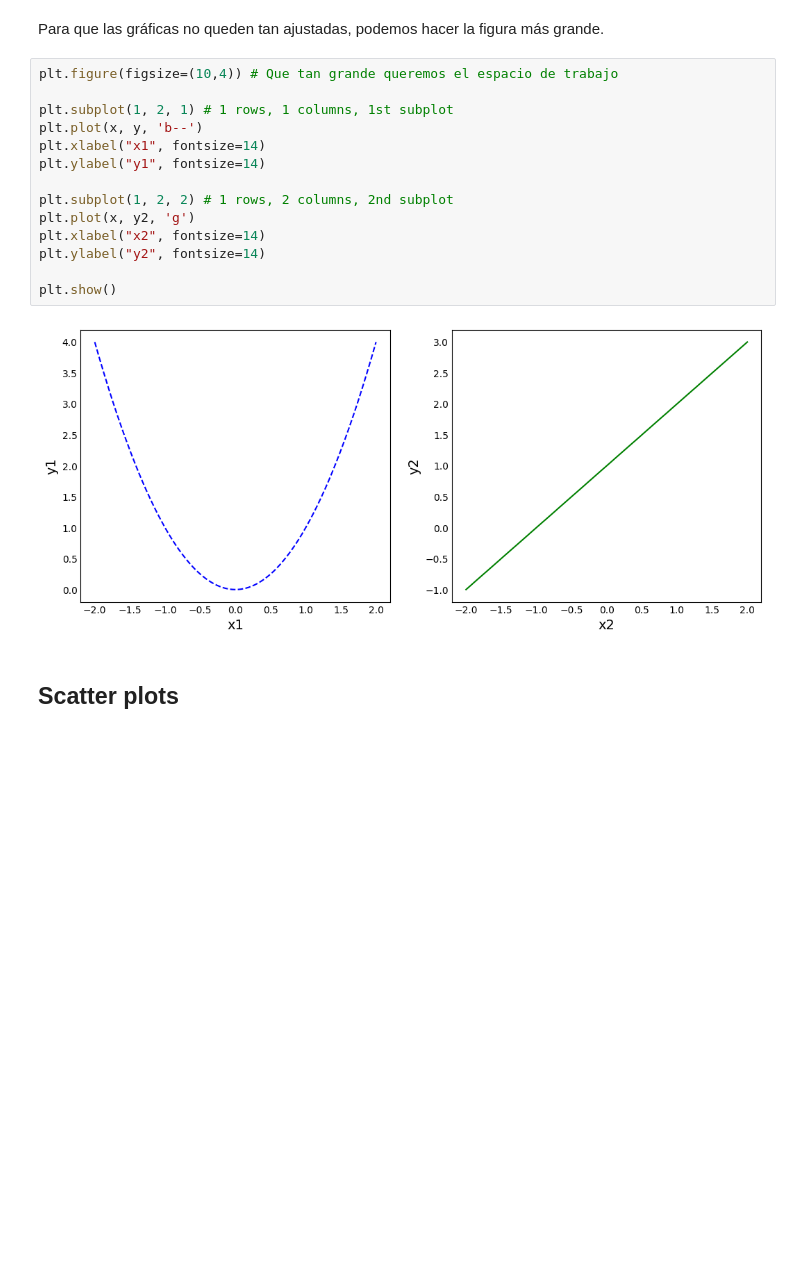
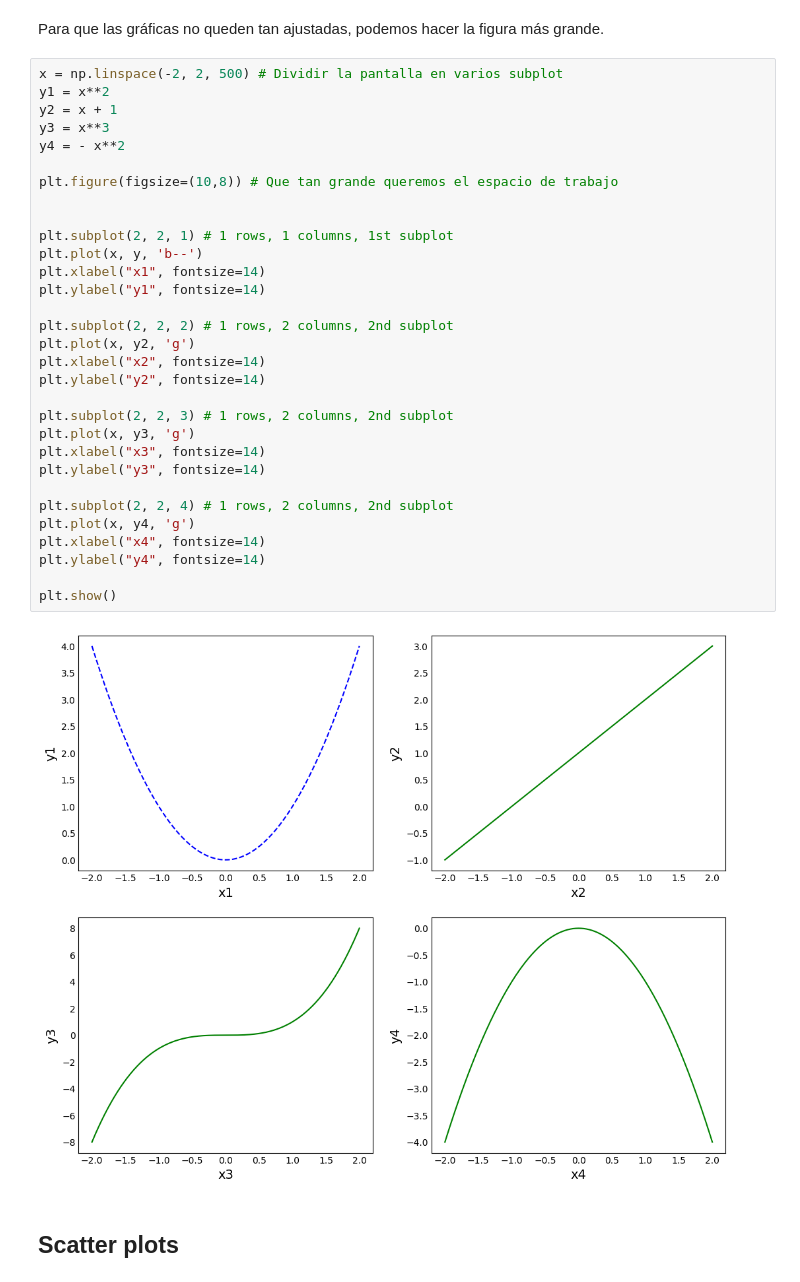
Before and after one commit to jorgenriquez/Inteligencia_artificial, a Jupyter notebook: Clase_02_Inteligencia_artificial.ipynb, the cells around one changed output. Drawn from its saved outputs; the diff is of its cells as text; blank space fills up the shorter version.

```diff
--- a/Clase_02_Inteligencia_artificial.ipynb
+++ b/Clase_02_Inteligencia_artificial.ipynb
@@ -147,21 +152,38 @@ plt.show()
 # %% [markdown]
 Para que las gráficas no queden tan ajustadas, podemos hacer la figura más grande.
 # %%
-plt.figure(figsize=(10,4)) # Que tan grande queremos el espacio de trabajo
+x = np.linspace(-2, 2, 500) # Dividir la pantalla en varios subplot
+y1 = x**2
+y2 = x + 1
+y3 = x**3
+y4 = - x**2
 
-plt.subplot(1, 2, 1) # 1 rows, 1 columns, 1st subplot
+plt.figure(figsize=(10,8)) # Que tan grande queremos el espacio de trabajo
+
+
+plt.subplot(2, 2, 1) # 1 rows, 1 columns, 1st subplot
 plt.plot(x, y, 'b--')
 plt.xlabel("x1", fontsize=14)
 plt.ylabel("y1", fontsize=14)
 
-plt.subplot(1, 2, 2) # 1 rows, 2 columns, 2nd subplot
+plt.subplot(2, 2, 2) # 1 rows, 2 columns, 2nd subplot
 plt.plot(x, y2, 'g')
 plt.xlabel("x2", fontsize=14)
 plt.ylabel("y2", fontsize=14)
 
+plt.subplot(2, 2, 3) # 1 rows, 2 columns, 2nd subplot
+plt.plot(x, y3, 'g')
+plt.xlabel("x3", fontsize=14)
+plt.ylabel("y3", fontsize=14)
+
+plt.subplot(2, 2, 4) # 1 rows, 2 columns, 2nd subplot
+plt.plot(x, y4, 'g')
+plt.xlabel("x4", fontsize=14)
+plt.ylabel("y4", fontsize=14)
+
 plt.show()
 # %% [output]
-[figure, old version]
+[figure, new version]
 # %% [markdown]
 ## Scatter plots
 # %%
```
Also changed, not shown: parts of 2 cells of this notebook.
